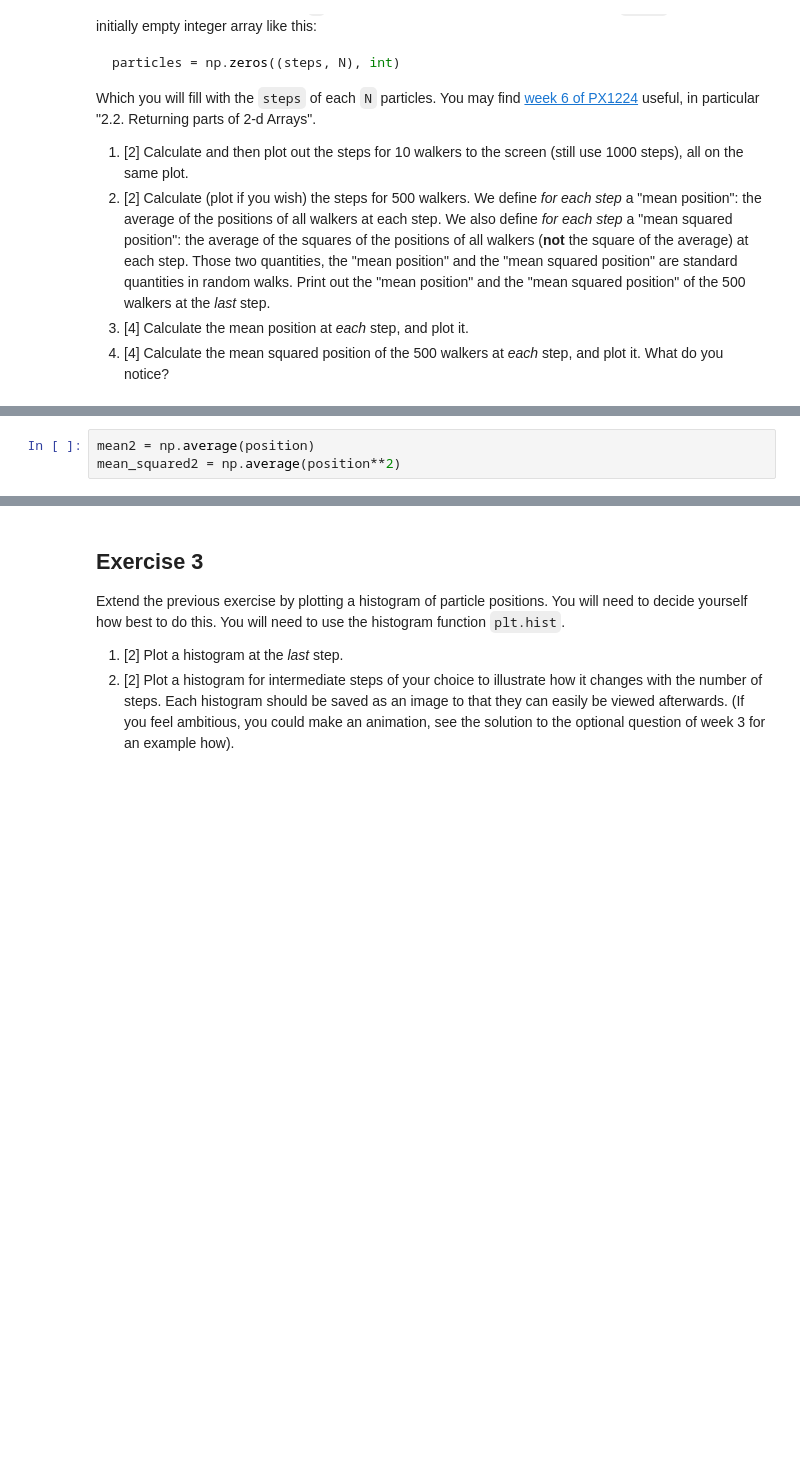
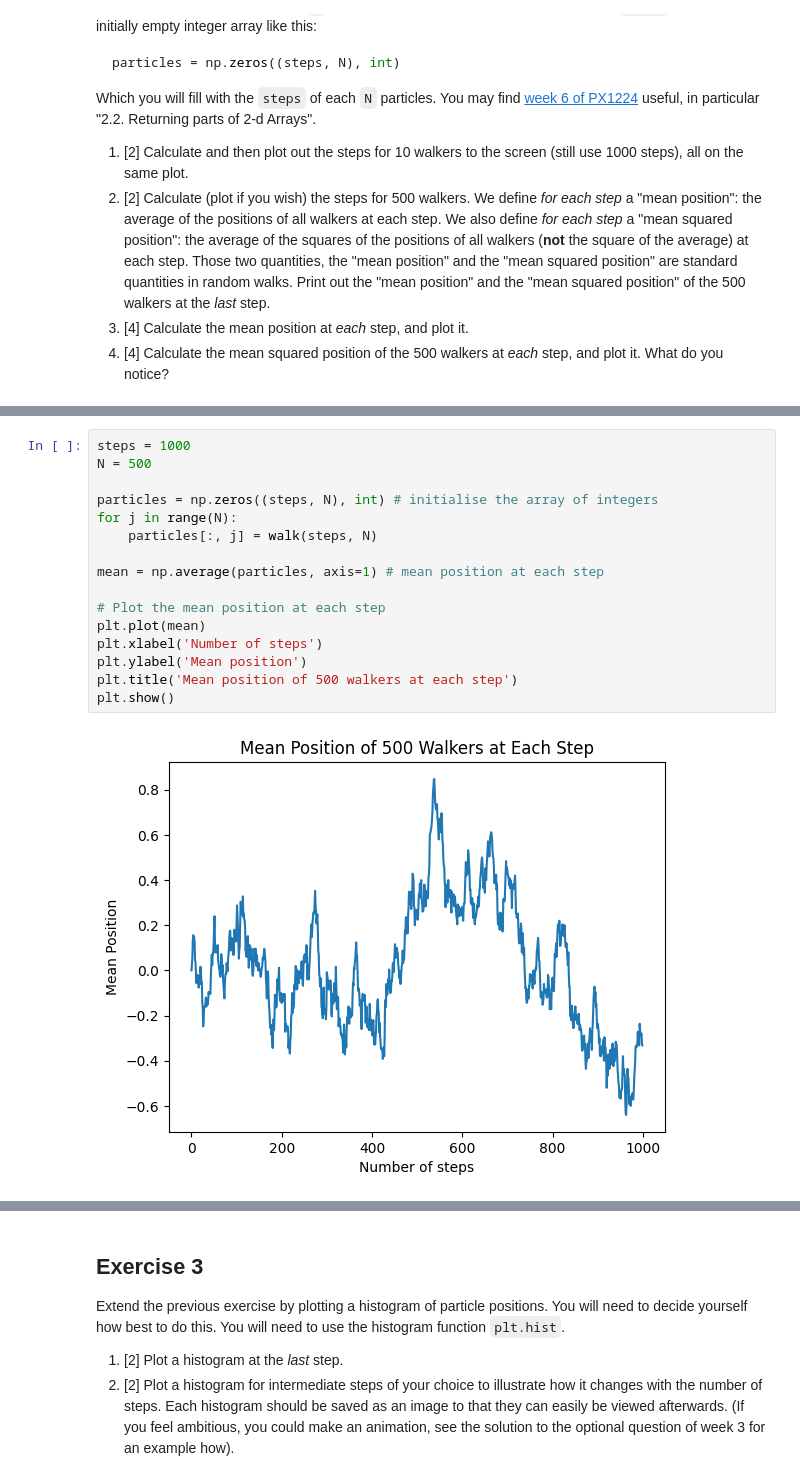
Before and after one commit to PX2145-2025/week-7-b-Finlay-Hall, a Jupyter notebook: Random_walk.ipynb, the cells around one changed output, grey strips where cells are left out. Drawn from its saved outputs; the diff is of its cells as text; blank space fills up the shorter version.

```diff
--- a/Random_walk.ipynb
+++ b/Random_walk.ipynb
@@ -154,3 +140,18 @@ print(mean_squared)
-# %%
-mean2 = np.average(position)
-mean_squared2 = np.average(position**2)
+# %%
+steps = 1000
+N = 500
+
+particles = np.zeros((steps, N), int) # initialise the array of integers
+for j in range(N):
+    particles[:, j] = walk(steps, N)
+
+mean = np.average(particles, axis=1) # mean position at each step
+
+# Plot the mean position at each step
+plt.plot(mean)
+plt.xlabel('Number of steps')
+plt.ylabel('Mean position')
+plt.title('Mean position of 500 walkers at each step')
+plt.show()
+# %% [output]
+[figure, added]
```
Also changed, not shown: parts of 3 cells of this notebook.
